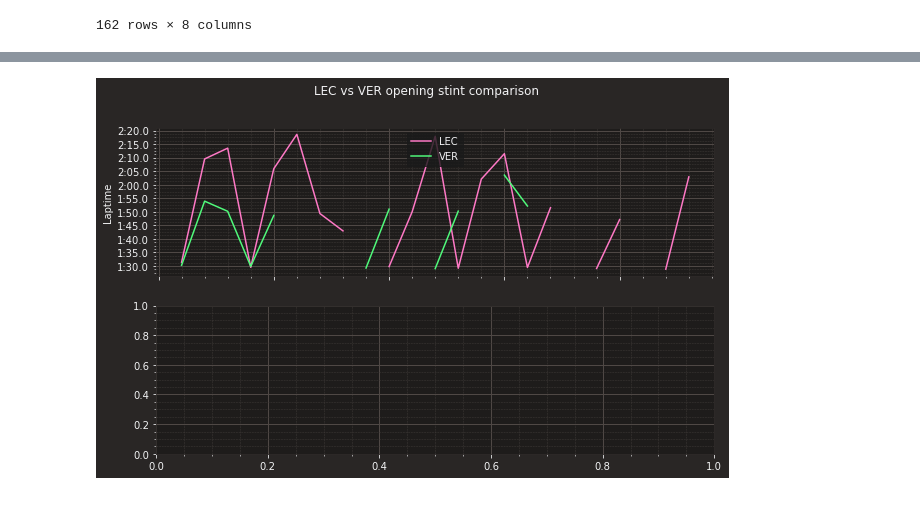
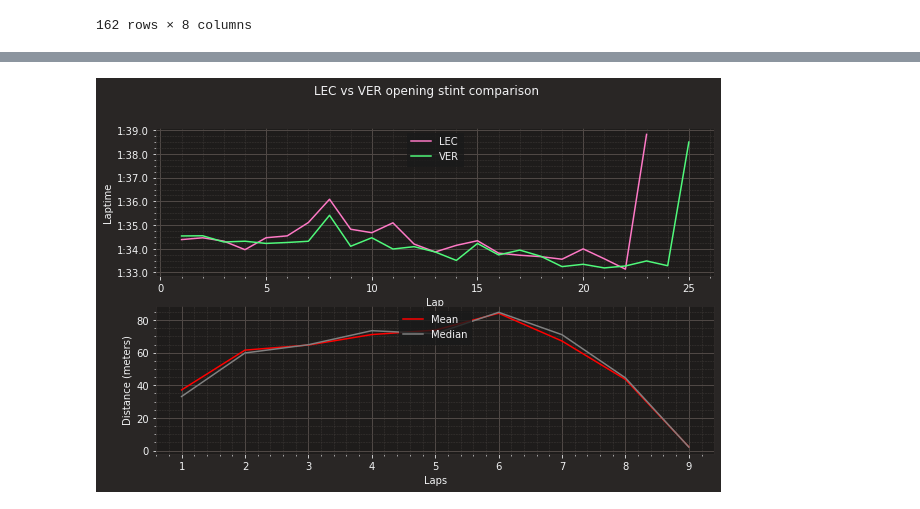
Before and after one commit to CamStevens15/F1_2022_race_analytics, a Jupyter notebook: Code_Analysis/miami_tel_analysis.ipynb, the cells around one changed output, grey strips where cells are left out. Cells and saved outputs as stored; diff of their text form; code cells hidden in the pictures.

Commit message:
Updated Miami Analysis

```diff
--- a/Code_Analysis/miami_tel_analysis.ipynb
+++ b/Code_Analysis/miami_tel_analysis.ipynb
@@ -274,10 +383,7 @@ telemetry_driver_1
 | 672 | 2022-05-08 21:03:05.213 | 0 days 02:32:05.205000 |  | NaN | 0 days 00:01:31.361000 | 11167 | 280 | 7 | 100 | ... |
 671 rows × 18 columns
 # %%
-year, grand_prix, session = 2022, 'Miami', 'R'
 
-racemiami = ff1.get_session(year, grand_prix, session)
-racemiami.load() # This is new with Fastf1 v.2.2
 
 driver_1, driver_2 = 'VER', 'LEC'
 
@@ -570,14 +664,11 @@ plt.show()
 # %% [output]
 [figure]
 # %%
-year, grand_prix, session = 2022, 'Miami', 'R'
 
-session_miami = ff1.get_session(year, grand_prix, session)
-session_miami.load() # This is new with Fastf1 v.2.2
 
 #lap = session_miami.laps.pick_driver(driver).pick_fastest()
 
 # Get telemetry data
 
-lap = session_miami.laps.pick_fastest()
+lap = racemiami.laps.pick_fastest()
 tel = lap.get_telemetry()
@@ -700,12 +757,12 @@ core           INFO     Finished loading data for 20 drivers: ['16', '55', '1',
 
 
 # Get laps of the drivers (LEC & VER)
-laps_lec = qualifying_miami.laps.pick_driver('LEC')#.pick_fastest()
-laps_ver = qualifying_miami.laps.pick_driver('VER')#.pick_fastest()
+laps_lec = racemiami.laps.pick_driver('LEC')#.pick_fastest()
+laps_ver = racemiami.laps.pick_driver('VER')#.pick_fastest()
 
 # We are only analyzing stint 1, so select that one
-#laps_lec = laps_lec.loc[laps_lec['Stint'] == 3]
-#laps_ver = laps_ver.loc[laps_ver['Stint'] == 3]
+laps_lec = laps_lec.loc[laps_lec['Stint'] == 1]
+laps_ver = laps_ver.loc[laps_ver['Stint'] == 1]
 # %%
 laps_lec['RaceLapNumber'] = laps_lec['LapNumber'] - 1
 laps_ver['RaceLapNumber'] = laps_ver['LapNumber'] - 1
@@ -717,7 +774,7 @@ for lap in laps_ver.iterlaps():
     telemetry = lap[1].get_car_data().add_distance().add_driver_ahead()
 
     # Only run this loop when driver ahead is RIC, otherwise we compare wrong distance gaps
-    telemetry = telemetry.loc[telemetry['DriverAhead'] == "3"]
+    telemetry = telemetry.loc[telemetry['DriverAhead'] == "2"]
 
     if len(telemetry) != 0:
         # Full distance
@@ -738,23 +795,25 @@ for lap in laps_ver.iterlaps():
 # %%
 plt.rcParams['figure.figsize'] = [10, 6]
 
 fig, ax = plt.subplots(2)
 fig.suptitle("LEC vs VER opening stint comparison")
 
+#first subplot consists of the lap times during the opening stint
 ax[0].plot(laps_lec['RaceLapNumber'], laps_lec['LapTime'], label='LEC')
 ax[0].plot(laps_ver['RaceLapNumber'], laps_ver['LapTime'], label='VER')
 ax[0].set(ylabel='Laptime', xlabel='Lap')
 ax[0].legend(loc="upper center")
 
-#ax[1].plot(summarized_distance_ver_lec['Lap'], summarized_distance_ver_lec['Mean'], label='Mean', color='red')
-#ax[1].plot(summarized_distance_ver_lec['Laps'], summarized_distance_ver_lec['Median'], label='Median', color='grey')
-#ax[1].set(ylabel='Distance (meters)', xlabel='Laps')
-#ax[1].legend(loc="upper center")
+#subplot will show us the average distance between Verstappen and Lecler
+ax[1].plot(summarized_distance_ver_lec['Lap'], summarized_distance_ver_lec['Mean'], label='Mean', color='red')
+ax[1].plot(summarized_distance_ver_lec['Lap'], summarized_distance_ver_lec['Median'], label='Median', color='grey')
+ax[1].set(ylabel='Distance (meters)', xlabel='Laps')
+ax[1].legend(loc="upper center")
 
 # Hide x labels and tick labels for top plots and y ticks for right plots.
-for a in ax.flat:
-    a.label_outer()
+#for a in ax.flat:
+   # a.label_outer()
 
 plt.show()
 # %% [output]
-[figure, old version]
+[figure, new version]
```
Also changed, not shown: parts of 16 cells of this notebook.
